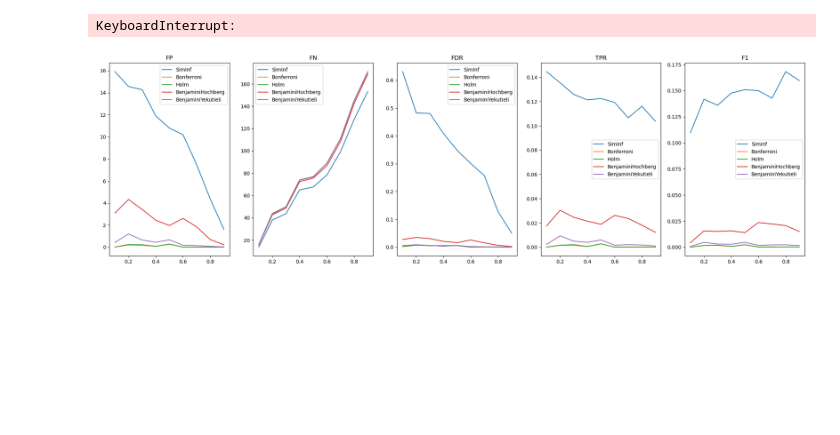
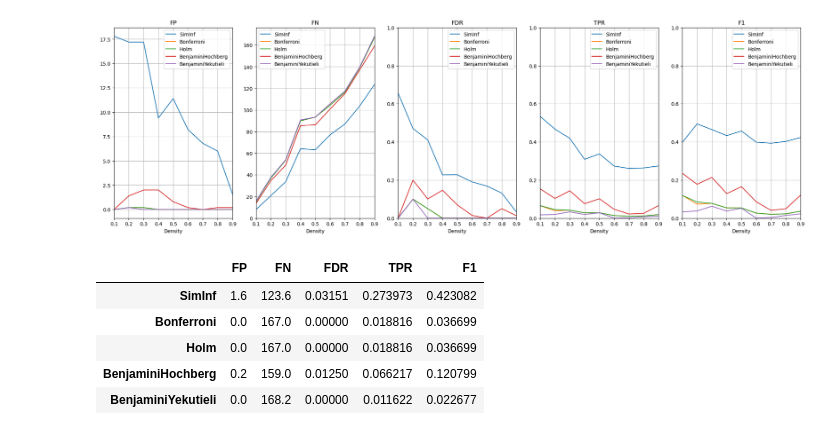
Before and after one commit to cofofprom/GGMS, a Jupyter notebook: algo_density_test.ipynb, the cells around one changed output. Cells and saved outputs as stored; diff of their text form; code cells hidden in the pictures; blank space fills up the shorter version.

Commit message:
multiprocess experiments + fixes

```diff
--- a/algo_density_test.ipynb
+++ b/algo_density_test.ipynb
@@ -15,42 +16,36 @@ S_exp = 1000
 density_params = [0.94, 0.87, 0.85, 0.77, 0.74, 0.68, 0.64, 0.55, 0.4] # 0.1 to 0.9
 solvers = [SimInf(), Bonferroni(), Holm(), BenjaminiHochberg(), BenjaminiYekutieli()]
 metrics = [FP, FN, FDR, TPR, F1]
-# %%
-def density_exp():
-    density_frames = []
-    for density_param in tqdm(density_params):
-        final_exp_result = None
-        for _ in range(S_exp):
-            prec, cov, pc, ed, G = generate_chol_model(N, density_param, random_state=42)
-            exp_result = perform_experiments_with_given_model(n, cov, G, S_obs, solvers, metrics, ranger=range).T
-            if final_exp_result is not None:
-                final_exp_result += exp_result
-            else:
-                final_exp_result = exp_result
-
-        final_exp_result /= S_exp
-        density_frames.append(final_exp_result)
-
-    return density_frames
-
-density_frames = density_exp()
-with open(f'data/density_frames_dim{N}_obs{n}_chol_rep{S_obs * S_exp}.bin', 'wb') as f:
-    pickle.dump(density_frames, f)
-# %% [output]
-KeyboardInterrupt:
+# %%
+with open('data\\1680613114.8243375_20_40.bin', 'rb') as f:
+    density_frames = pickle.load(f)
 # %%
 fig, axes = plt.subplots(1, 5)
 axes = axes.flatten()
 x = np.arange(0.1, 1, 0.1)
 
 for idx, metric in enumerate(density_frames[0].columns):
     density_df = pd.concat([density_frame[metric] for density_frame in density_frames], axis=1).T
     density_df
 
     for method in density_frames[0].index:
         axes[idx].plot(x, density_df[method], label=method)
     axes[idx].legend()
     axes[idx].set_title(metric)
+    axes[idx].set_xlabel('Density')
+    axes[idx].set_xlim(0.1, 0.9)
+    if idx > 1:
+        axes[idx].set_ylim(0, 1)
+    axes[idx].grid(True)
 fig.set_size_inches((25, 7))
 # %% [output]
-[figure, old version]
+[figure, new version]
+# %%
+density_frames[-1]
+# %% [output]
+|  | FP | FN | FDR | TPR | F1 |
+| SimInf | 1.6 | 123.6 | 0.03151 | 0.273973 | 0.423082 |
+| Bonferroni | 0.0 | 167.0 | 0.00000 | 0.018816 | 0.036699 |
+| Holm | 0.0 | 167.0 | 0.00000 | 0.018816 | 0.036699 |
+| BenjaminiHochberg | 0.2 | 159.0 | 0.01250 | 0.066217 | 0.120799 |
+| BenjaminiYekutieli | 0.0 | 168.2 | 0.00000 | 0.011622 | 0.022677 |
```
Also changed, not shown: parts of 2 cells of this notebook, 3 other files.
